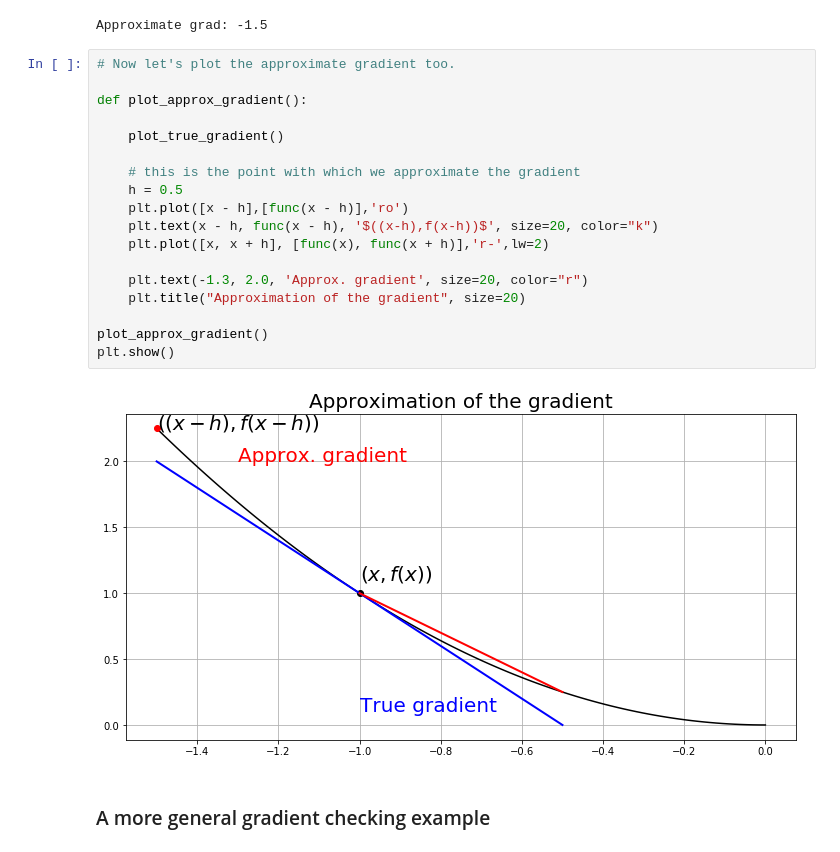
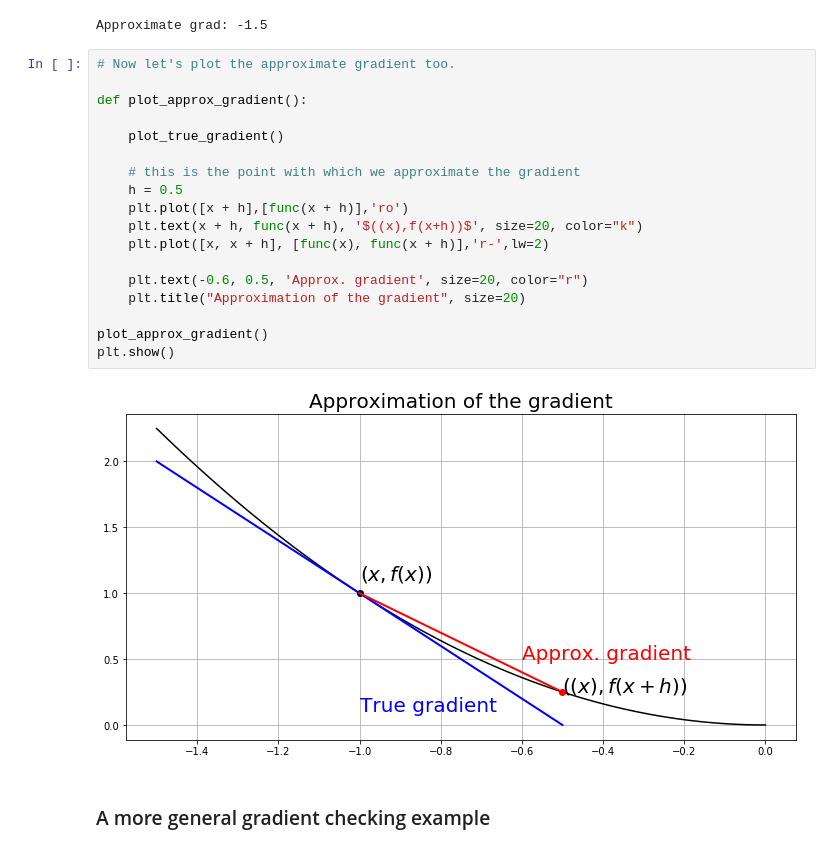
Before and after one commit to davidbp/lxmls-notebooks, a Jupyter notebook: day_0/day_0_introduction.ipynb, the cells around one changed output. Cells and saved outputs as stored; diff of their text form.

Commit message:
fixed gradient vizualization

```diff
--- a/day_0/day_0_introduction.ipynb
+++ b/day_0/day_0_introduction.ipynb
@@ -113,23 +113,23 @@ Approximate grad: -1.5
 # %%
 # Now let's plot the approximate gradient too.
 
 def plot_approx_gradient():
 
     plot_true_gradient()
 
     # this is the point with which we approximate the gradient
     h = 0.5
-    plt.plot([x - h],[func(x - h)],'ro')
-    plt.text(x - h, func(x - h), '$((x-h),f(x-h))$', size=20, color="k")
+    plt.plot([x + h],[func(x + h)],'ro')
+    plt.text(x + h, func(x + h), '$((x),f(x+h))$', size=20, color="k")
     plt.plot([x, x + h], [func(x), func(x + h)],'r-',lw=2)
 
-    plt.text(-1.3, 2.0, 'Approx. gradient', size=20, color="r")
+    plt.text(-0.6, 0.5, 'Approx. gradient', size=20, color="r")
     plt.title("Approximation of the gradient", size=20)
 
 plot_approx_gradient()
 plt.show()
 # %% [output]
-[figure, old version]
+[figure, new version]
 # %% [markdown]
 ### A more general gradient checking example
 # %%
```
